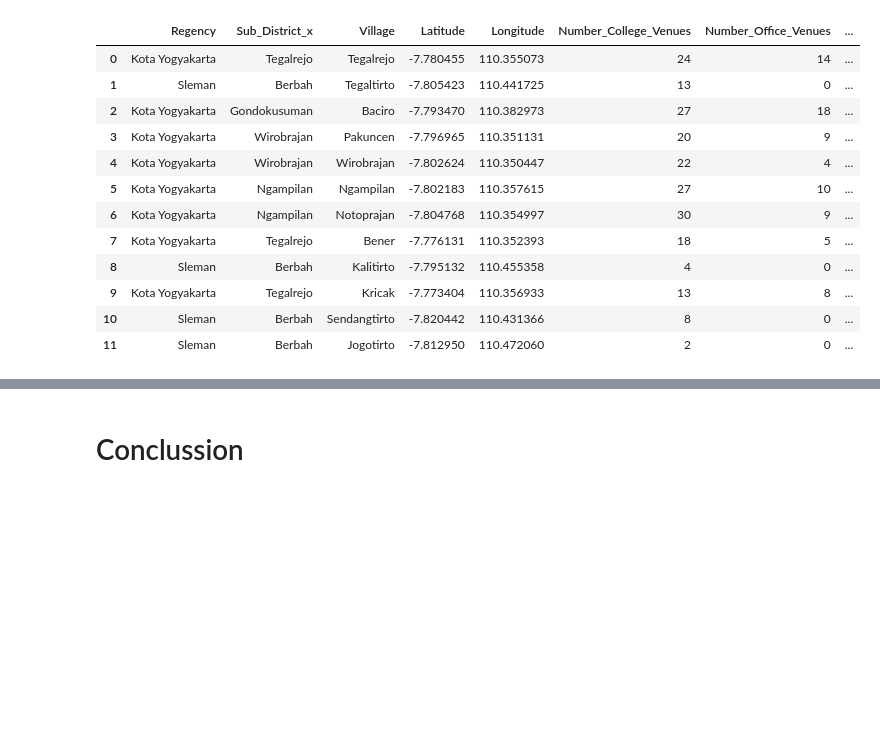
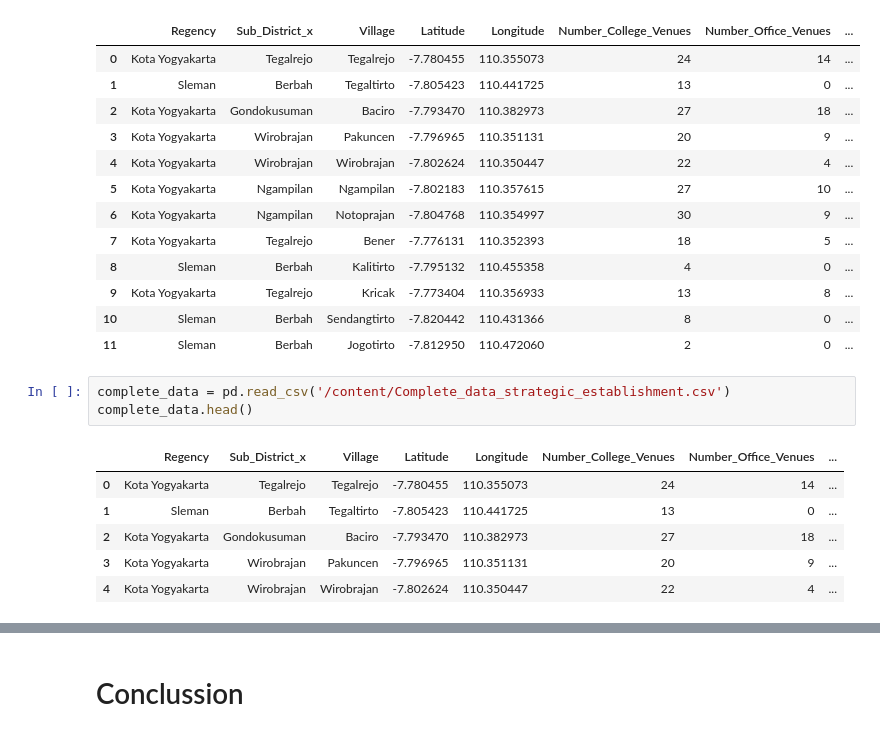
Before and after one commit to zylbergs/Project_Portofolio, a Jupyter notebook: IBMDS_capstone_project_Strategic_Branch_Estabilishment/Strategic_Branch_Estabilishment.ipynb, the cells around one changed output, grey strips where cells are left out. Cells and saved outputs as stored; diff of their text form; blank space fills up the shorter version.

```diff
--- a/IBMDS_capstone_project_Strategic_Branch_Estabilishment/Strategic_Branch_Estabilishment.ipynb
+++ b/IBMDS_capstone_project_Strategic_Branch_Estabilishment/Strategic_Branch_Estabilishment.ipynb
@@ -584,3 +587,13 @@ complete_data
 | 9 | Kota Yogyakarta | Tegalrejo | Kricak | -7.773404 | 110.356933 | 13 | 8 | ... |
 | 10 | Sleman | Berbah | Sendangtirto | -7.820442 | 110.431366 | 8 | 0 | ... |
 | 11 | Sleman | Berbah | Jogotirto | -7.812950 | 110.472060 | 2 | 0 | ... |
+# %%
+complete_data = pd.read_csv('/content/Complete_data_strategic_establishment.csv')
+complete_data.head()
+# %% [output]
+|  | Regency | Sub_District_x | Village | Latitude | Longitude | Number_College_Venues | Number_Office_Venues | ... |
+| 0 | Kota Yogyakarta | Tegalrejo | Tegalrejo | -7.780455 | 110.355073 | 24 | 14 | ... |
+| 1 | Sleman | Berbah | Tegaltirto | -7.805423 | 110.441725 | 13 | 0 | ... |
+| 2 | Kota Yogyakarta | Gondokusuman | Baciro | -7.793470 | 110.382973 | 27 | 18 | ... |
+| 3 | Kota Yogyakarta | Wirobrajan | Pakuncen | -7.796965 | 110.351131 | 20 | 9 | ... |
+| 4 | Kota Yogyakarta | Wirobrajan | Wirobrajan | -7.802624 | 110.350447 | 22 | 4 | ... |
```
Also changed, not shown: parts of 10 cells of this notebook, 11 other files.
